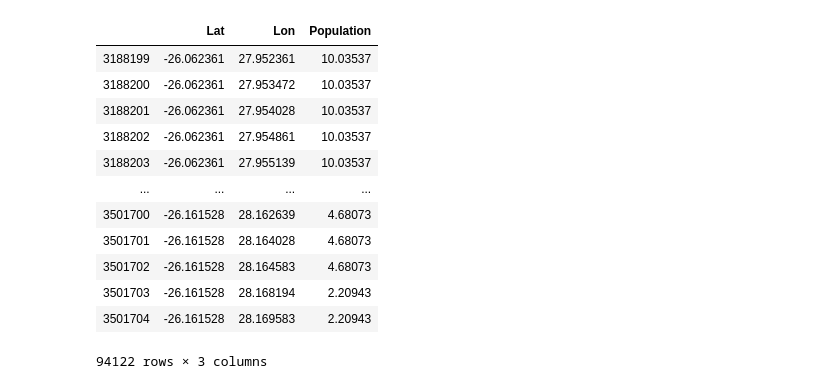
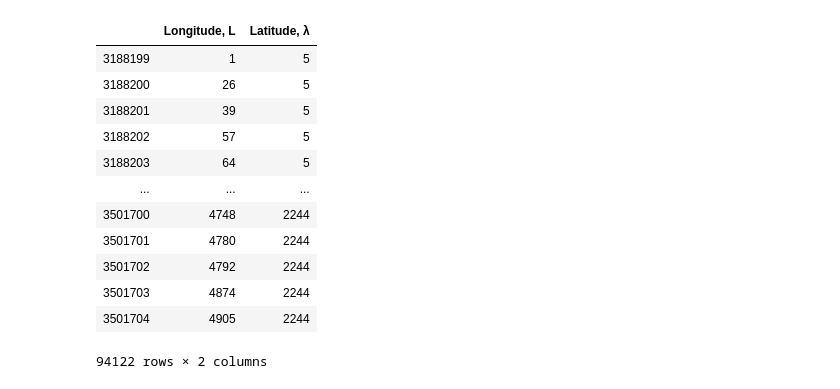
Before and after one commit to hamlett-neil-ur/satellite-detect-informal-settlements, a Jupyter notebook: Assets/J'berg O'head Imagery/200216 Rasterio tire-kicking.ipynb, the cells around one changed output. Cells and saved outputs as stored; diff of their text form; code cells hidden in the pictures.

```diff
--- a/Assets/J'berg O'head Imagery/200216 Rasterio tire-kicking.ipynb
+++ b/Assets/J'berg O'head Imagery/200216 Rasterio tire-kicking.ipynb
@@ -86,21 +105,32 @@ image_res = (dataset.bounds.top - dataset.bounds.bottom)*111.32*1000/dataset.hei
-# %%
-jberg_pop
-# %% [output]
-|  | Lat | Lon | Population |
-| 3188199 | -26.062361 | 27.952361 | 10.03537 |
-| 3188200 | -26.062361 | 27.953472 | 10.03537 |
-| 3188201 | -26.062361 | 27.954028 | 10.03537 |
-| 3188202 | -26.062361 | 27.954861 | 10.03537 |
-| 3188203 | -26.062361 | 27.955139 | 10.03537 |
-| ... | ... | ... | ... |
-| 3501700 | -26.161528 | 28.162639 | 4.68073 |
-| 3501701 | -26.161528 | 28.164028 | 4.68073 |
-| 3501702 | -26.161528 | 28.164583 | 4.68073 |
-| 3501703 | -26.161528 | 28.168194 | 2.20943 |
-| 3501704 | -26.161528 | 28.169583 | 2.20943 |
-94122 rows × 3 columns
 # %%
+# Convert the georeferenced population-estimates to pixel coordinates so
+# that we can scatter-plot them into the image.
+𝗔 = np.reshape(a = np.array(dataset.transform[:6]),
+               newshape = (2,3))[:,:2]
+𝗯 = np.expand_dims(a = np.reshape(a = np.array(dataset.transform[:6]),
+                                  newshape = (2,3))[:,-1],
+                   axis = -1)
 jberg_pop_pix_raster = pd.DataFrame(data = np.dot(b = np.ndarray.transpose(jberg_pop[['Lon', 'Lat']].to_numpy() - np.transpose(𝗯)),
                                                    a = np.linalg.inv(𝗔)),
                                      index = ['Longitude, L', 'Latitude, λ'],
-                                     columns = jberg_pop.index).T.astype(int)
+                                     columns = jberg_pop.index).T\
+                                                               .astype(int)#\
+#                                                                .assign(λ = lambda Ξ : dataset.height - Ξ['Latitude, λ'])\
+#                                                                .drop(labels = 'Latitude, λ',
+#                                                                      axis = 1)\
+#                                                                .rename(columns = {'λ' : 'Latitude, λ'})
+jberg_pop_pix_raster
+# %% [output]
+|  | Longitude, L | Latitude, λ |
+| 3188199 | 1 | 5 |
+| 3188200 | 26 | 5 |
+| 3188201 | 39 | 5 |
+| 3188202 | 57 | 5 |
+| 3188203 | 64 | 5 |
+| ... | ... | ... |
+| 3501700 | 4748 | 2244 |
+| 3501701 | 4780 | 2244 |
+| 3501702 | 4792 | 2244 |
+| 3501703 | 4874 | 2244 |
+| 3501704 | 4905 | 2244 |
+94122 rows × 2 columns
```
Also changed, not shown: parts of 17 cells of this notebook.
